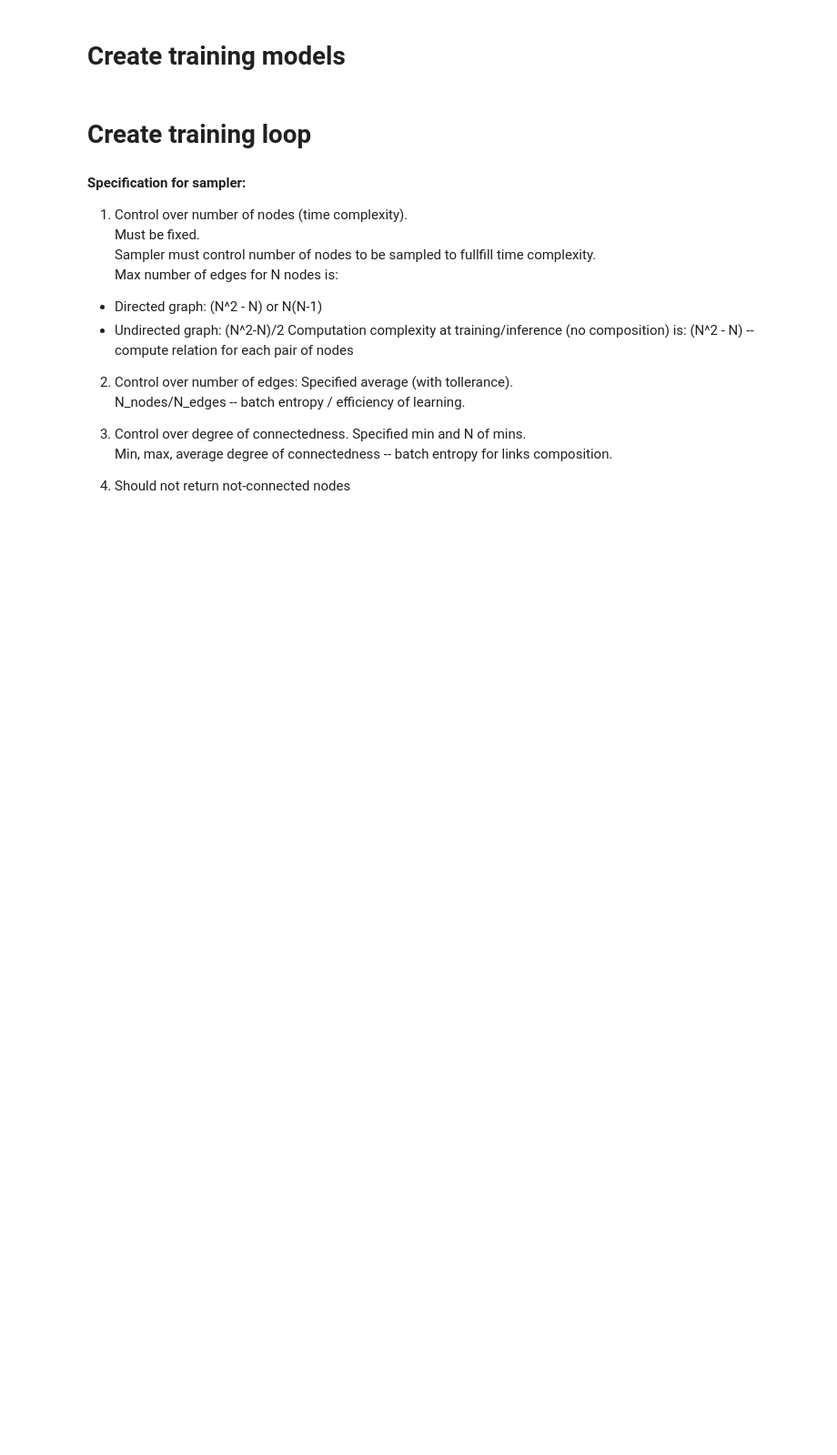
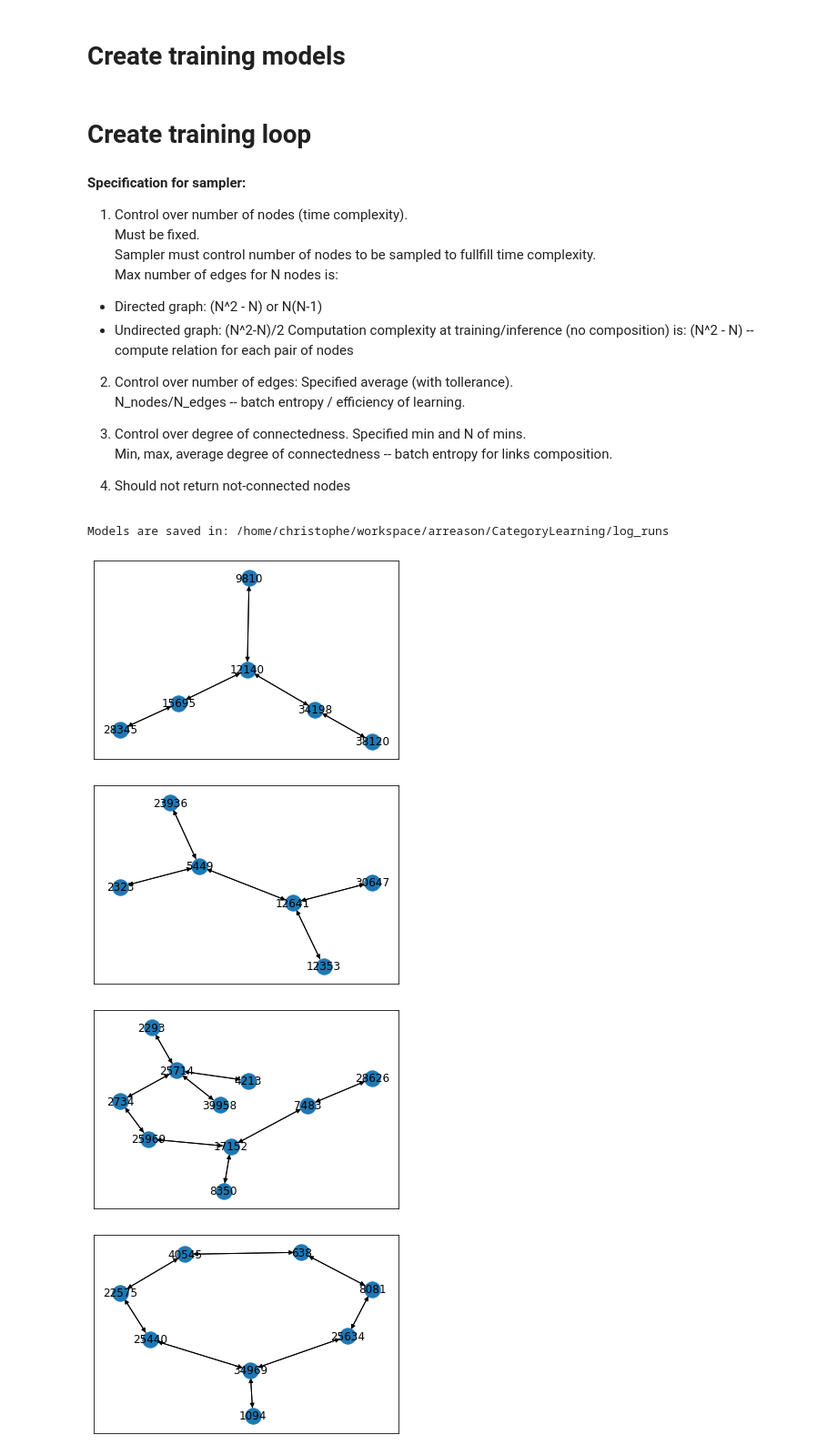
Before and after one commit to arreason/CategoryLearning, a Jupyter notebook: scripts/train.ipynb, the cells around one changed output. Shown: that part at 91% size. Cells and saved outputs as stored; diff of their text form; code cells hidden in the pictures; blank space fills up the shorter version.

```diff
--- a/scripts/train.ipynb
+++ b/scripts/train.ipynb
@@ -65,7 +65,7 @@ if IN_COLAB:
 # It's is recommended to use an absolute path in lib_path
 import os
 from pathlib import Path
-lib_path = Path('./')
+lib_path = Path('../')
 lib_path = lib_path.resolve()
 print(f'Current absolute path to Git root directory: {lib_path}')
 assert 'catlearn' in os.listdir(lib_path), 'It seems notebook is run not from the root directory. Modify lib_path.'
@@ -152,5 +165,5 @@ ds = ds_wn18
 # %% [markdown]
 ## Create training / validation graphs
 # %%
-graph_train = DirectedGraph(ds.train)
+graph_train = DirectedGraph(ds.train())
 # %%
@@ -385,8 +445,14 @@ def epoque_valid():
 # %%
 # NOTE: for large graphs, random_walk functions family can be used to sub-sample graph
 # while preserving its topology
 epochs = 3
 run_path = init_run_dir()
 for j in trange(epochs, desc='Epoque'):
     epoque_train(epoch=j, run_path=run_path)
-    epoque_valid()
+    # epoque_valid()
+# %% [output]
+Models are saved in: /home/christophe/workspace/arreason/CategoryLearning/log_runs
+[figure, added]
+[figure, added]
+[figure, added]
+[figure, added]
```
Also changed, not shown: parts of 11 cells of this notebook, 3 other files.
